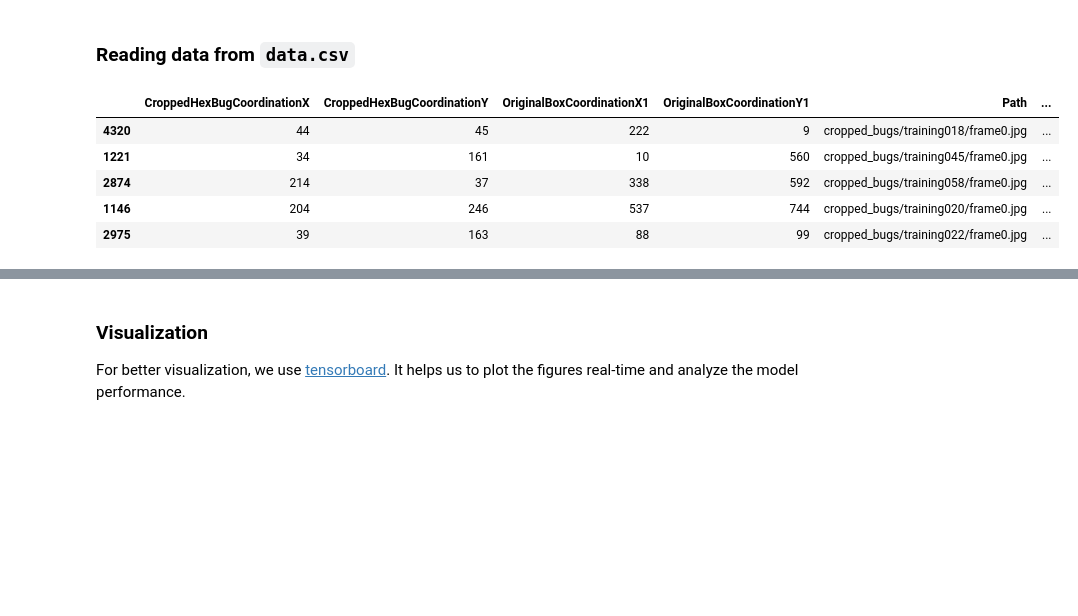
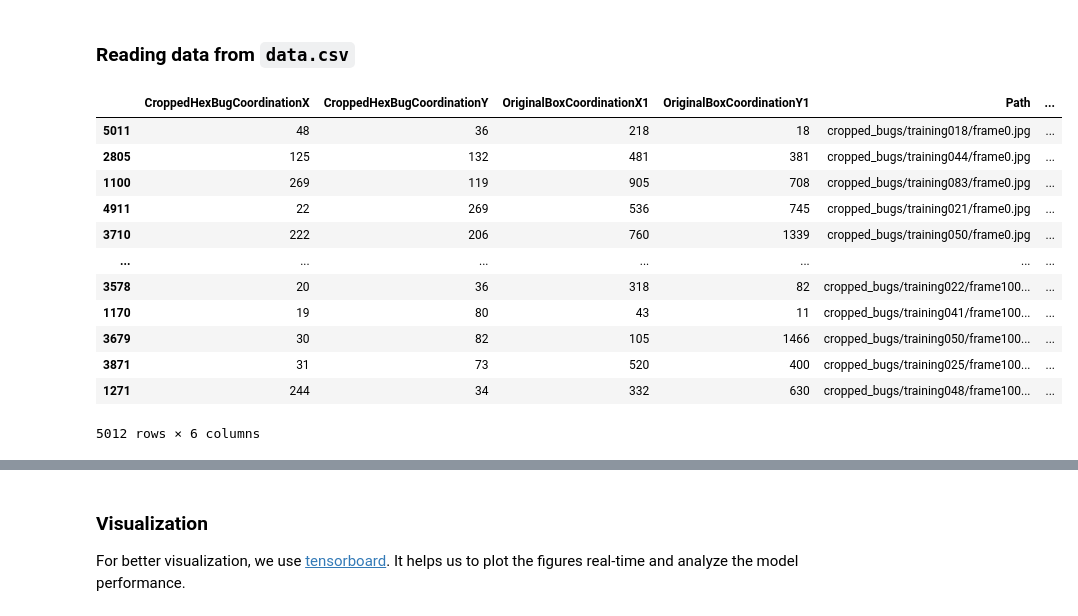
Before and after one commit to FarzamTP/TRACO-HexBug, a Jupyter notebook: hexbug_head_detection_resnet.ipynb, the cells around one changed output, grey strips where cells are left out. Saved outputs shown, nothing was run; the diff lists cells and outputs as text; code cells hidden in the pictures; blank space fills up the shorter version.

```diff
--- a/hexbug_head_detection_resnet.ipynb
+++ b/hexbug_head_detection_resnet.ipynb
@@ -42,14 +40,21 @@ To enable the following instructions: AVX2 AVX_VNNI FMA, in other operations, re
 ### Reading data from `data.csv`
 # %%
 data = pd.read_csv('data.csv').drop(['Unnamed: 0'], axis=1).sort_values('ID', ascending=True)
-data.head()
+data
 # %% [output]
 |  | CroppedHexBugCoordinationX | CroppedHexBugCoordinationY | OriginalBoxCoordinationX1 | OriginalBoxCoordinationY1 | Path | ... |
-| 4320 | 44 | 45 | 222 | 9 | cropped_bugs/training018/frame0.jpg | ... |
-| 1221 | 34 | 161 | 10 | 560 | cropped_bugs/training045/frame0.jpg | ... |
-| 2874 | 214 | 37 | 338 | 592 | cropped_bugs/training058/frame0.jpg | ... |
-| 1146 | 204 | 246 | 537 | 744 | cropped_bugs/training020/frame0.jpg | ... |
-| 2975 | 39 | 163 | 88 | 99 | cropped_bugs/training022/frame0.jpg | ... |
+| 5011 | 48 | 36 | 218 | 18 | cropped_bugs/training018/frame0.jpg | ... |
+| 2805 | 125 | 132 | 481 | 381 | cropped_bugs/training044/frame0.jpg | ... |
+| 1100 | 269 | 119 | 905 | 708 | cropped_bugs/training083/frame0.jpg | ... |
+| 4911 | 22 | 269 | 536 | 745 | cropped_bugs/training021/frame0.jpg | ... |
+| 3710 | 222 | 206 | 760 | 1339 | cropped_bugs/training050/frame0.jpg | ... |
+| ... | ... | ... | ... | ... | ... | ... |
+| 3578 | 20 | 36 | 318 | 82 | cropped_bugs/training022/frame100... | ... |
+| 1170 | 19 | 80 | 43 | 11 | cropped_bugs/training041/frame100... | ... |
+| 3679 | 30 | 82 | 105 | 1466 | cropped_bugs/training050/frame100... | ... |
+| 3871 | 31 | 73 | 520 | 400 | cropped_bugs/training025/frame100... | ... |
+| 1271 | 244 | 34 | 332 | 630 | cropped_bugs/training048/frame100... | ... |
+5012 rows × 6 columns
 # %%
 # Load the images
 images = []
```
Also changed, not shown: parts of 10 cells of this notebook, 6 other files.
